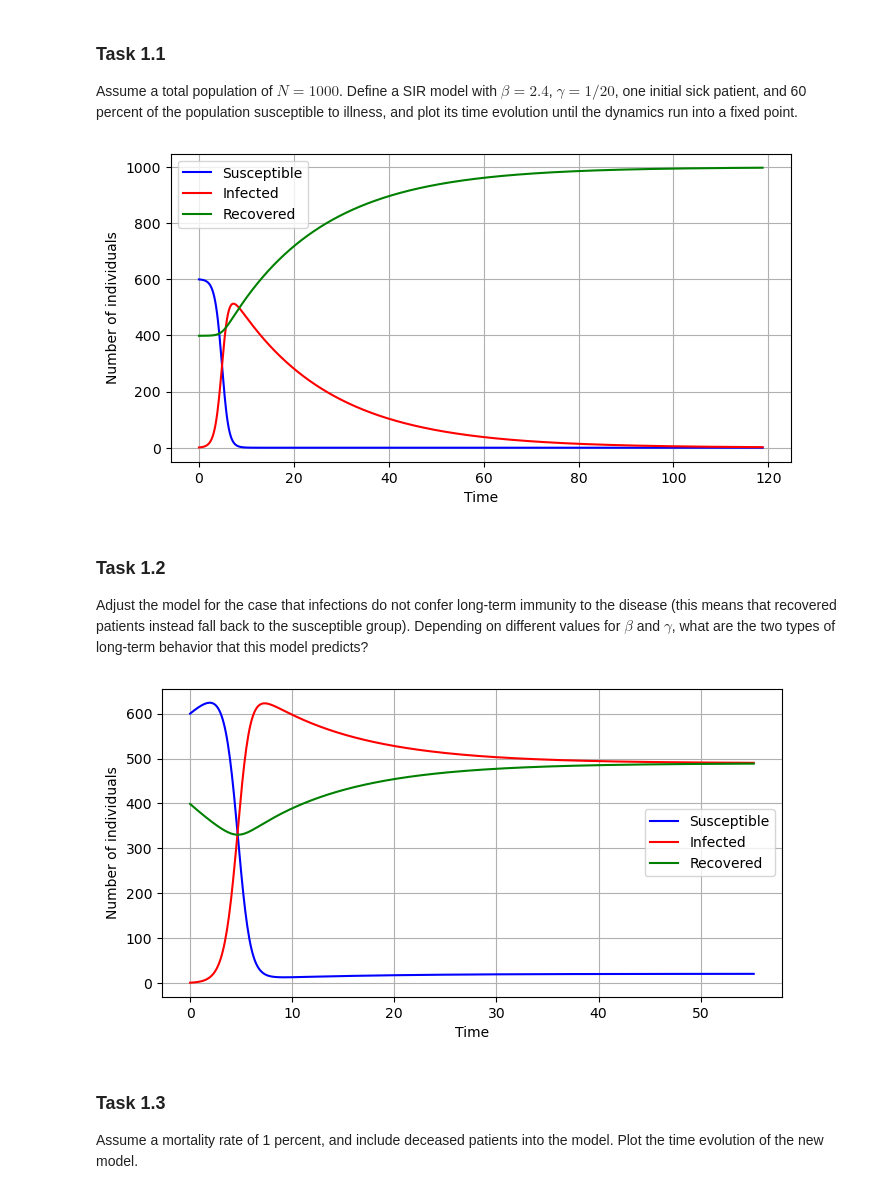
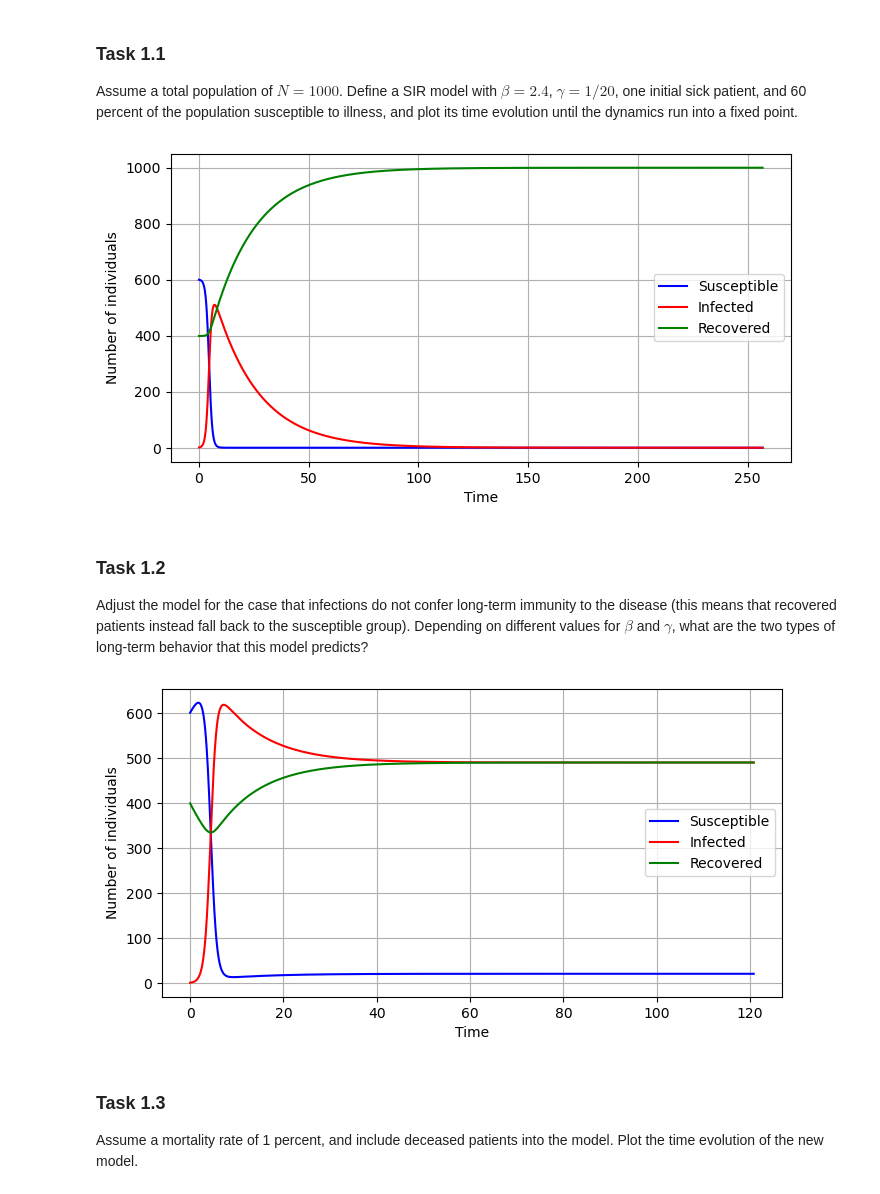
Before and after one commit to HeyuanChi/DSML_24ws, a Jupyter notebook: ex01/ex01.ipynb, the cells around one changed output. Cells and saved outputs as stored; diff of their text form; code cells hidden in the pictures.

```diff
--- a/ex01/ex01.ipynb
+++ b/ex01/ex01.ipynb
@@ -24,7 +24,7 @@ R0 = N - S0 - I0  # recovered
 beta = 2.4  # infect rate
 gamma = 1 / 20  # recovery rate
 
-tolerance = 1e-2
+tolerance = 1e-6
 
 # SIR model
 def deriv(S, I, R, N, beta, gamma):
@@ -37,7 +37,7 @@ def deriv(S, I, R, N, beta, gamma):
 def run_until_fixed_point(S0, I0, R0, N, beta, gamma, deriv, tolerance):
  S, I, R = S0, I0, R0
  t = 0
- dt = 0.1
+ dt = 0.01
  S_values, I_values, R_values, t_values = [S], [I], [R], [t]
 
  while True:
@@ -47,35 +47,35 @@ def run_until_fixed_point(S0, I0, R0, N, beta, gamma, deriv, tolerance):
   R_new = R + dR * dt
 
   # check if reach a fixed point
   if abs(S_new - S) < tolerance and abs(I_new - I) < tolerance and abs(R_new - R) < tolerance:
-break
+   break
 
   S, I, R = S_new, I_new, R_new
   t += dt
 
   S_values.append(S)
   I_values.append(I)
   R_values.append(R)
   t_values.append(t)
 
  return t_values, S_values, I_values, R_values
 
 # run
 t_values, S_values, I_values, R_values = run_until_fixed_point(S0, I0, R0, N, beta, gamma, deriv, tolerance)
 
 # plot
 plt.figure(figsize=(8, 4))
 plt.plot(t_values, S_values, 'b', label='Susceptible')
 plt.plot(t_values, I_values, 'r', label='Infected')
 plt.plot(t_values, R_values, 'g', label='Recovered')
 plt.xlabel('Time')
 plt.ylabel('Number of individuals')
 
 plt.legend()
 plt.grid()
 plt.show()
 # %% [output]
-[figure, old version]
+[figure, new version]
 # %% [markdown]
 ### Task 1.2
 
@@ -103,7 +103,7 @@ plt.legend()
 plt.grid()
 plt.show()
 # %% [output]
-[figure, old version]
+[figure, new version]
 # %% [markdown]
 ### Task 1.3
 
```
Also changed, not shown: parts of 6 cells of this notebook.
